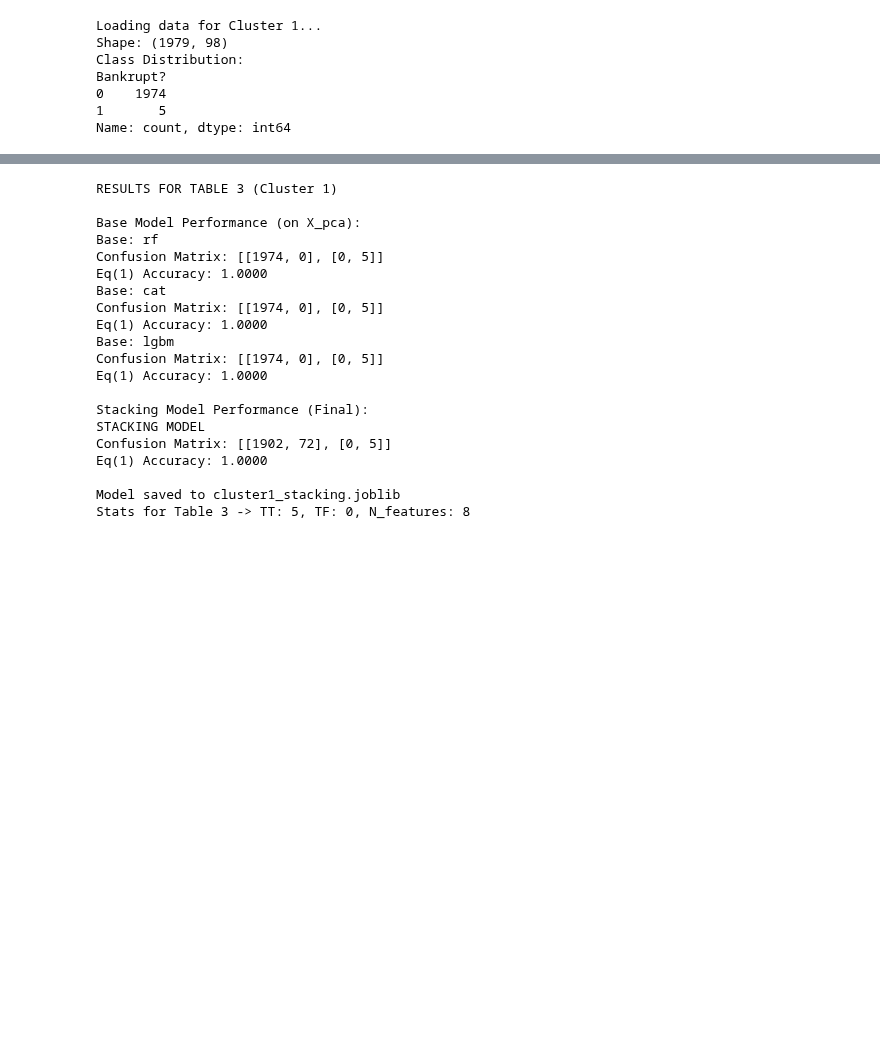
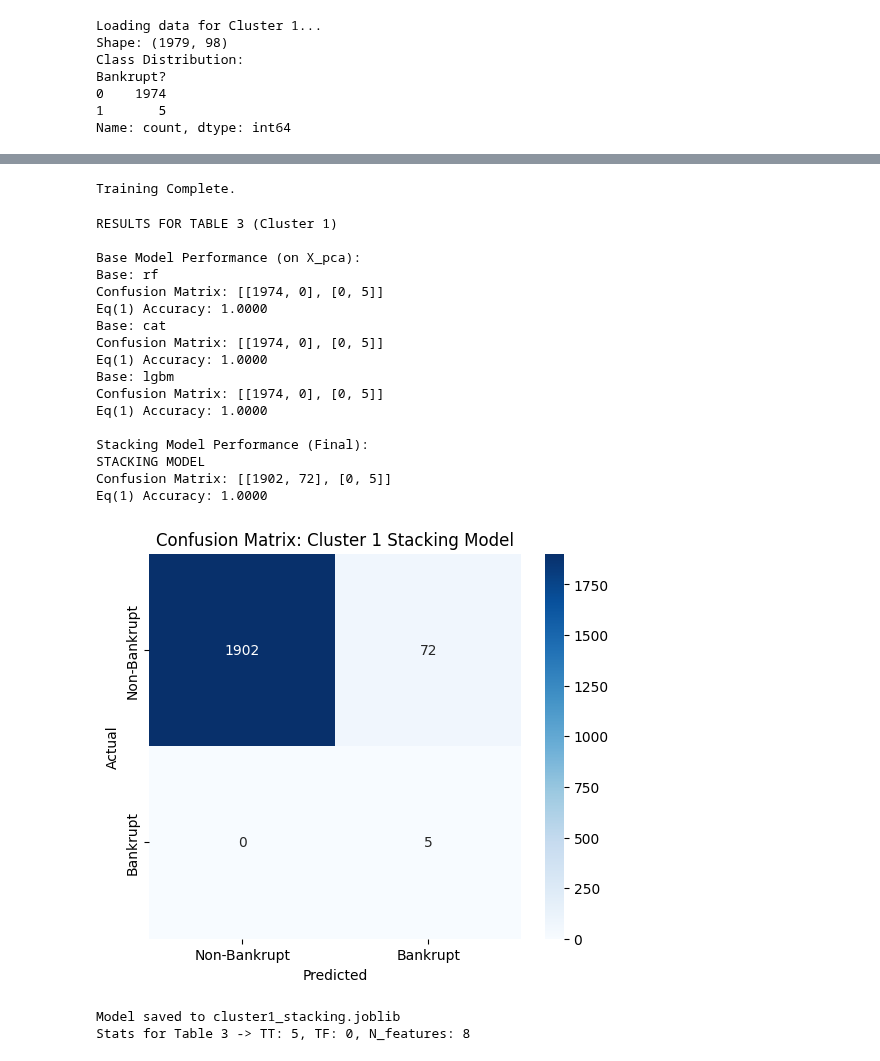
Before and after one commit to PradHolla/CS559-Final-Project, a Jupyter notebook: HarshilPravinbhaiPatel_Cluster_1.ipynb, the cells around one changed output, grey strips where cells are left out. Saved outputs shown, nothing was run; the diff lists cells and outputs as text; code cells hidden in the pictures; blank space fills up the shorter version.

```diff
--- a/HarshilPravinbhaiPatel_Cluster_1.ipynb
+++ b/HarshilPravinbhaiPatel_Cluster_1.ipynb
@@ -124,3 +112,43 @@ Training Complete.
+# %%
+# 2. Define Base Models
+# SMOTE is used inside each pipeline to ensure valid cross-validation folds.
+
+rf_pipe = ImbPipeline([
+
+    ('rf', RandomForestClassifier(n_estimators=100, class_weight='balanced', random_state=RANDOM_STATE))
+])
+
+cat_pipe = ImbPipeline([
+
+    ('cat', CatBoostClassifier(verbose=0, random_state=RANDOM_STATE, auto_class_weights='Balanced'))
+])
+
+lgbm_pipe = ImbPipeline([
+
+    ('lgbm', LGBMClassifier(verbosity=-1, random_state=RANDOM_STATE, class_weight='balanced'))
+])
+
+estimators = [
+    ('rf', rf_pipe),
+    ('cat', cat_pipe),
+    ('lgbm', lgbm_pipe)
+]
+
+# 3. Stacking Classifier
+# StratifiedKFold(n_splits=2) ensures the 5 positive samples are split effectively.
+cv_strategy = StratifiedKFold(n_splits=2, shuffle=True, random_state=RANDOM_STATE)
+
+clf_stack = StackingClassifier(
+    estimators=estimators,
+    final_estimator=LogisticRegression(class_weight='balanced'),
+    cv=cv_strategy,
+    n_jobs=-1
+)
+
+clf_stack.fit(X_pca, y)
+print("Training Complete.")
+# %% [output]
+Training Complete.
 # %%
 # Evaluation (Cluster 1)
 def get_metrics(y_true, y_pred, name):
@@ -145,38 +173,49 @@ print("\nStacking Model Performance (Final):")
 y_pred_stack = clf_stack.predict(X_pca)
 FF, FT, TF, TT, acc = get_metrics(y, y_pred_stack, "STACKING MODEL")
 
+# Visual 4: Confusion Matrix Heatmap
+plt.figure(figsize=(6, 5))
+cm = confusion_matrix(y, y_pred_stack)
+sns.heatmap(cm, annot=True, fmt='d', cmap='Blues',
+            xticklabels=['Non-Bankrupt', 'Bankrupt'],
+            yticklabels=['Non-Bankrupt', 'Bankrupt'])
+plt.xlabel('Predicted')
+plt.ylabel('Actual')
+plt.title(f'Confusion Matrix: Cluster {CLUSTER_ID} Stacking Model')
+plt.show()
+
 # SAVE PACKAGE
-# Critical: We must save the FULL Pipeline (Preprocessor + Model) so transform happens automatically on load
+# Critical: We save the FULL Pipeline (Preprocessor + Model) so transform happens automatically on load
 full_model = make_pipeline(preprocessor, clf_stack)
 
 model_package = {
     "cluster_id": CLUSTER_ID,
     "features": features_to_use,
     "model": full_model,
-    "stats": {"TT": TT, "TF": TF, "N_features": 1}
+    "stats": {"TT": TT, "TF": TF, "N_features": 8}
 }
 
 joblib.dump(model_package, OUTPUT_MODEL)
 print(f"\nModel saved to {OUTPUT_MODEL}")
 print(f"Stats for Table 3 -> TT: {TT}, TF: {TF}, N_features: 8")
 # %% [output]
 RESULTS FOR TABLE 3 (Cluster 1)
 
 Base Model Performance (on X_pca):
 Base: rf
 Confusion Matrix: [[1974, 0], [0, 5]]
 Eq(1) Accuracy: 1.0000
 Base: cat
 Confusion Matrix: [[1974, 0], [0, 5]]
 Eq(1) Accuracy: 1.0000
 Base: lgbm
 Confusion Matrix: [[1974, 0], [0, 5]]
 Eq(1) Accuracy: 1.0000
 
 Stacking Model Performance (Final):
 STACKING MODEL
 Confusion Matrix: [[1902, 72], [0, 5]]
 Eq(1) Accuracy: 1.0000
-
-Model saved to cluster1_stacking.joblib
-Stats for Table 3 -> TT: 5, TF: 0, N_features: 8
+[figure, added]
+Model saved to cluster1_stacking.joblib
+Stats for Table 3 -> TT: 5, TF: 0, N_features: 8
```
Also changed, not shown: parts of 4 cells of this notebook, 8 other files.
